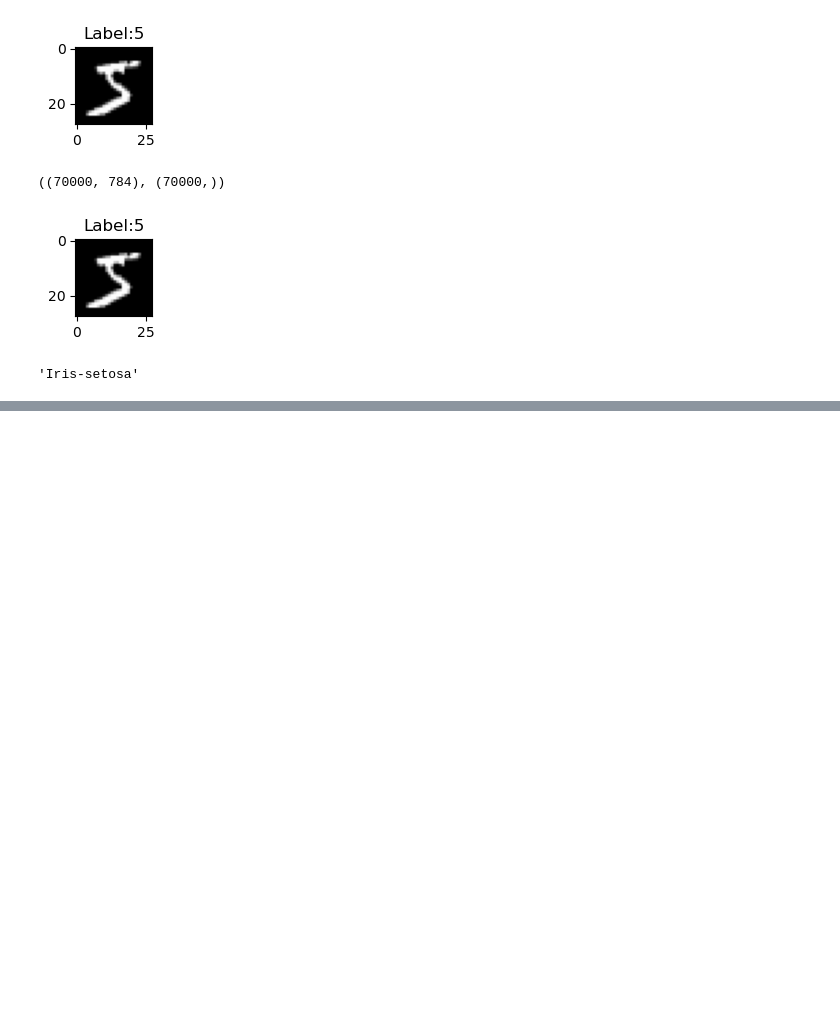
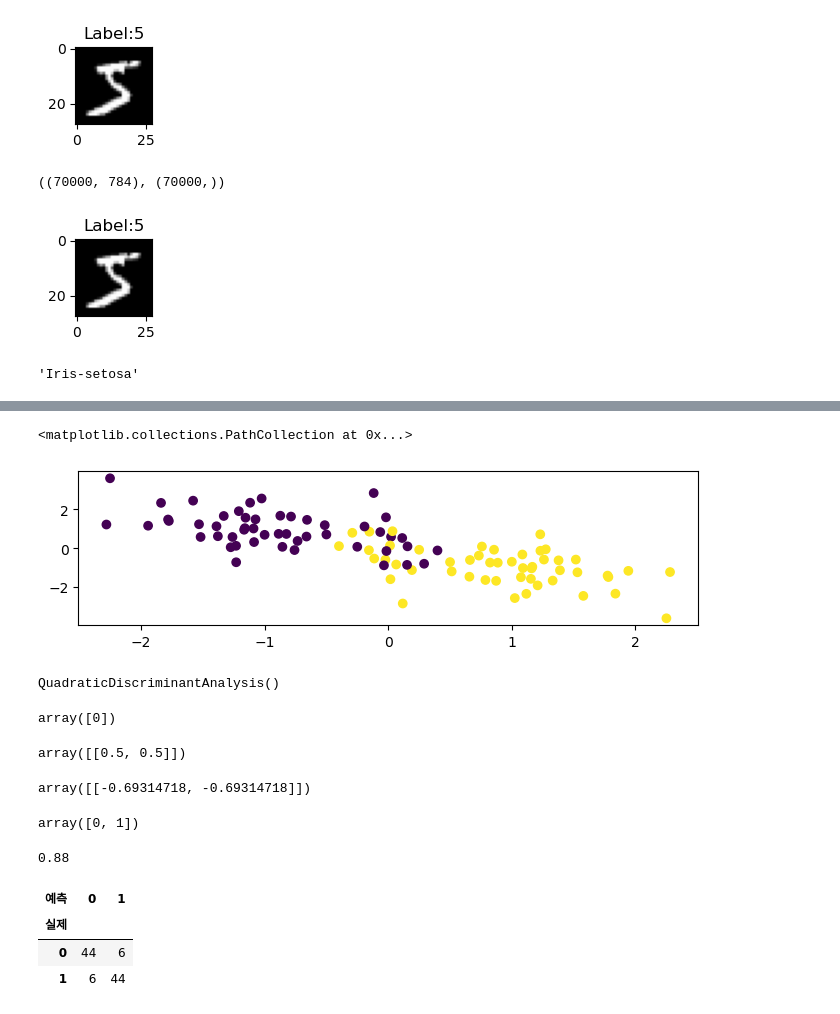
Before and after one commit to yisy0703/ai, a Jupyter notebook: source/13_MachineLearning/3장_분류분석.ipynb, the cells around one changed output, grey strips where cells are left out. Drawn from its saved outputs; the diff is of its cells as text; code cells hidden in the pictures; blank space fills up the shorter version.

```diff
--- a/source/13_MachineLearning/3장_분류분석.ipynb
+++ b/source/13_MachineLearning/3장_분류분석.ipynb
@@ -79,0 +146,42 @@ y[0]
+# %%
+plt.figure(figsize=(8,2))
+plt.scatter(X[:,0], X[:,1], c=y)
+# %% [output]
+<matplotlib.collections.PathCollection at 0x...>
+[figure, added]
+# %%
+# QDA
+from sklearn.discriminant_analysis import QuadraticDiscriminantAnalysis
+model = QuadraticDiscriminantAnalysis()
+model.fit(X, y)
+# %% [output]
+QuadraticDiscriminantAnalysis()
+# %%
+x = [[0,0]]
+model.predict(x) # 예측
+# %% [output]
+array([0])
+# %%
+model.predict_proba(x) # 각 class별 확률
+# %% [output]
+array([[0.5, 0.5]])
+# %%
+model.predict_log_proba(x) # 확률의 로그값
+# %% [output]
+array([[-0.69314718, -0.69314718]])
+# %%
+model.classes_
+# %% [output]
+array([0, 1])
+# %%
+model.score(X, y) # accuracy
+# %% [output]
+0.88
+# %%
+y_hat = model.predict(X)
+pd.crosstab(y, y_hat, colnames=['예측'], rownames=['실제'])
+# %% [output]
+| 예측 | 0 | 1 |
+| 실제 |  |  |
+| 0 | 44 | 6 |
+| 1 | 6 | 44 |
```
Also changed, not shown: parts of 11 cells of this notebook.
